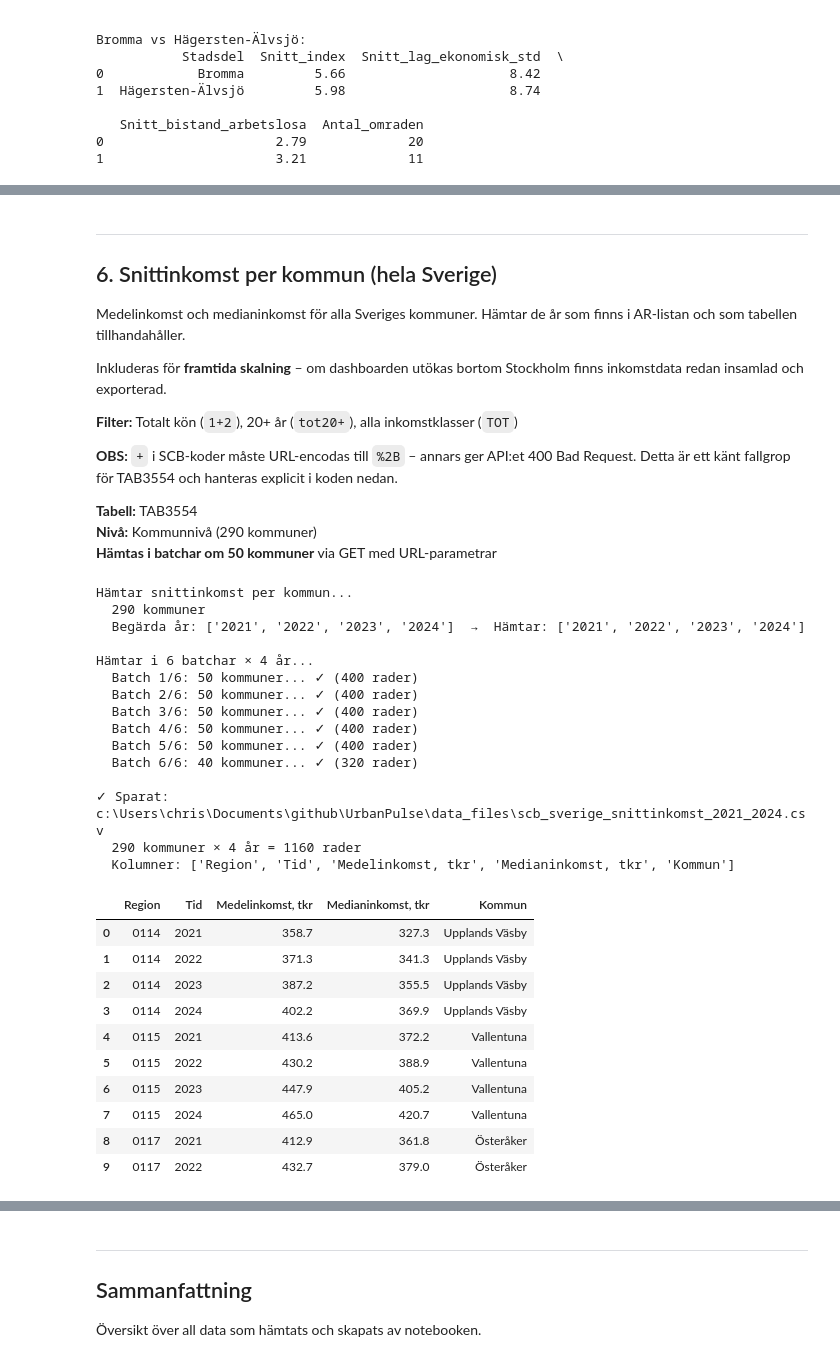
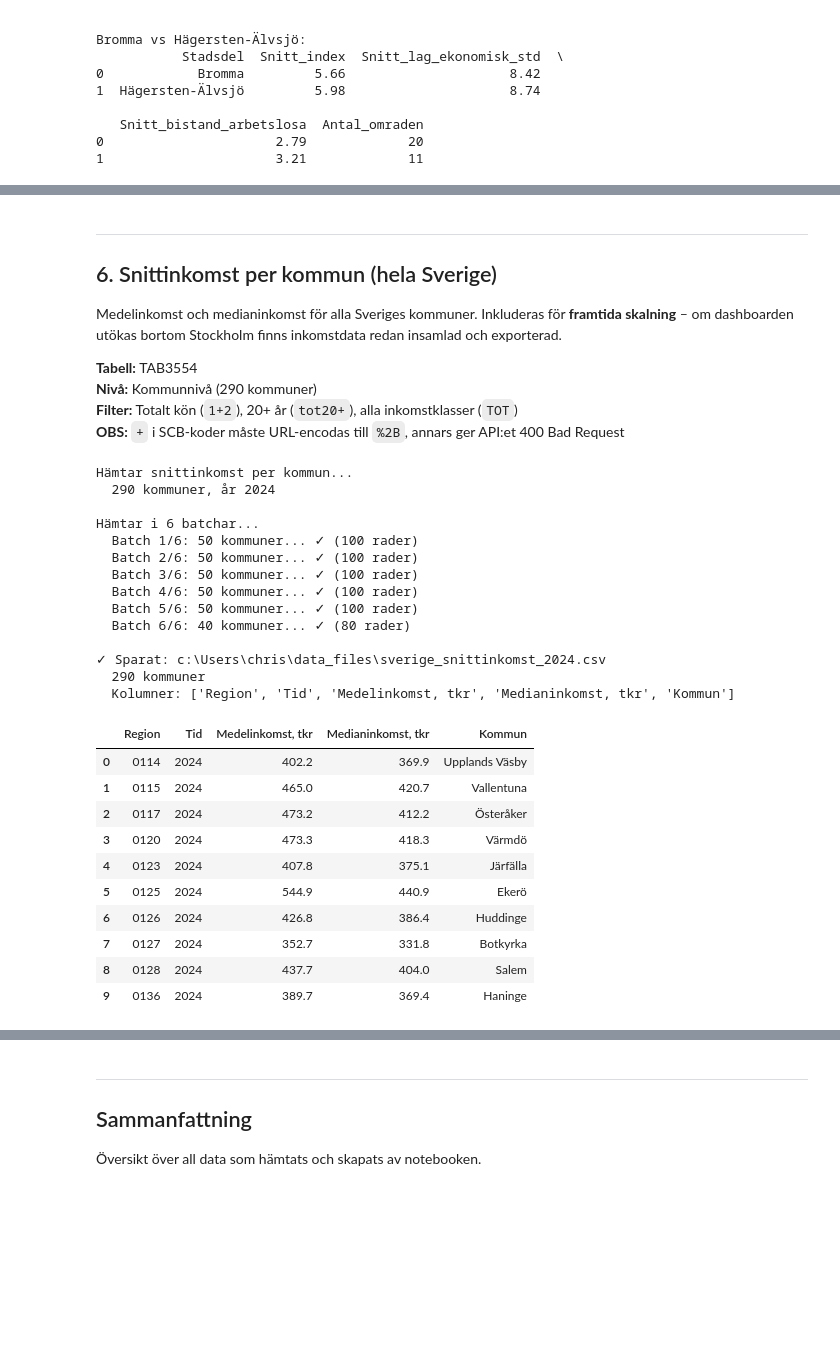
Before and after one commit to cactus-commits/UrbanPulse, a Jupyter notebook: EDA/christoffer_eda_scb_api_test.ipynb, the cells around one changed output, grey strips where cells are left out. Saved outputs shown, nothing was run; the diff lists cells and outputs as text; code cells hidden in the pictures; blank space fills up the shorter version.

```diff
--- a/EDA/christoffer_eda_scb_api_test.ipynb
+++ b/EDA/christoffer_eda_scb_api_test.ipynb
@@ -1157,7 +1072,7 @@ else:
     ).reset_index()
     df_skatt.columns.name = None
 
-    skatt_file = DATA_DIR / f'scb_sverige_skattesatser_{senaste_ar}.csv'
+    skatt_file = DATA_DIR / f'sverige_skattesatser_{senaste_ar}.csv'
     df_skatt.to_csv(skatt_file, index=False, encoding='utf-8-sig')
     print(f"\n✓ Sparat: {skatt_file}")
     print(f"  {len(df_skatt)} kommuner")
@@ -1545,26 +1456,20 @@ print(f"✓ Graf sparad: {OUTPUT_DIR / 'socioekonomiskt_bromma_vs_hagersten.png'
 ## 6. Snittinkomst per kommun (hela Sverige)
 
 Medelinkomst och medianinkomst för alla Sveriges kommuner.
-Hämtar de år som finns i AR-listan och som tabellen tillhandahåller.
-
 Inkluderas för **framtida skalning** – om dashboarden utökas bortom Stockholm
 finns inkomstdata redan insamlad och exporterad.
 
-**Filter:** Totalt kön (`1+2`), 20+ år (`tot20+`), alla inkomstklasser (`TOT`)
-
-**OBS:** `+` i SCB-koder måste URL-encodas till `%2B` – annars ger API:et 400 Bad Request.
-Detta är ett känt fallgrop för TAB3554 och hanteras explicit i koden nedan.
-
 **Tabell:** TAB3554
 **Nivå:** Kommunnivå (290 kommuner)
-**Hämtas i batchar om 50 kommuner** via GET med URL-parametrar
+**Filter:** Totalt kön (`1+2`), 20+ år (`tot20+`), alla inkomstklasser (`TOT`)
+**OBS:** `+` i SCB-koder måste URL-encodas till `%2B`, annars ger API:et 400 Bad Request
 # %%
 # ═══════════════════════════════════════════════════════════════════════════
 # SNITTINKOMST KOMMUNER - Hämta data (TAB3554)
 # ═══════════════════════════════════════════════════════════════════════════
 # TAB3554 har dimensionerna: Region, Kön, Ålder, Inkomstklass, ContentsCode, Tid.
 # Vi filtrerar till totalt för kön, ålder och inkomstklass för att
-# få ett enda medelinkomstvärde per kommun och år.
+# få ett enda medelinkomstvärde per kommun.
 #
 # VIKTIGT – URL-encoding av specialtecken:
 #   Kön "totalt" har koden "1+2"     → encodas till "1%2B2"
@@ -1579,13 +1484,12 @@ meta_ink = get_metadata("TAB3554")
 alla_reg_ink = meta_ink['dimension']['Region']['category']
 kommuner_ink = [k for k in alla_reg_ink['label'].keys() if len(k) == 4]
 
-# Filtrera AR mot vad tabellen faktiskt har – undviker 400-fel
 ar_ink_tillgangliga = list(meta_ink['dimension']['Tid']['category']['label'].keys())
 ar_ink = [a for a in AR if a in ar_ink_tillgangliga]
 ar_ink_label = f"{ar_ink[0]}_{ar_ink[-1]}"
+senaste_ar_ink = ar_ink[-1]
 
-print(f"  {len(kommuner_ink)} kommuner")
-print(f"  Begärda år: {AR}  →  Hämtar: {ar_ink}")
+print(f"  {len(kommuner_ink)} kommuner, år {senaste_ar_ink}")
 
 # URL-encodade parametervärden (+ → %2B)
 KON_TOT   = '1%2B2'      # Totalt (män + kvinnor)
@@ -1594,7 +1498,7 @@ KLASS_TOT = 'TOT'        # Alla inkomstklasser
 CONTENTS  = 'HE0110J7,HE0110J8'  # Medelinkomst (tkr) + Medianinkomst (tkr)
 
 batches_ink = [kommuner_ink[i:i+50] for i in range(0, len(kommuner_ink), 50)]
-print(f"\nHämtar i {len(batches_ink)} batchar × {len(ar_ink)} år...")
+print(f"\nHämtar i {len(batches_ink)} batchar...")
 
 all_ink = []
 
@@ -1607,7 +1511,7 @@ for i, batch in enumerate(batches_ink, 1):
         f"valueCodes[Alder]={ALDER_TOT}",
         f"valueCodes[Inkomstklass]={KLASS_TOT}",
         f"valueCodes[ContentsCode]={CONTENTS}",
-        f"valueCodes[Tid]={','.join(ar_ink)}"
+        f"valueCodes[Tid]={senaste_ar_ink}"
     ]
     url = f"{BASE_URL}/tables/TAB3554/data?" + "&".join(params)
     print(f"  Batch {i}/{len(batches_ink)}: {len(batch)} kommuner...", end=' ')
@@ -1620,58 +1524,56 @@ for i, batch in enumerate(batches_ink, 1):
             print(f"✓ ({len(batch_df)} rader)")
         else:
             print(f"✗ HTTP {r.status_code}: {r.text[:100]}")
     except Exception as e:
         print(f"✗ {str(e)[:50]}")
 
 # Kombinera och pivotera till wide format
 df_ink_raw = pd.concat(all_ink, ignore_index=True)
 
 df_ink = df_ink_raw.pivot_table(
     index=['Region', 'Tid'],
     columns='ContentsCode',
     values='value',
     aggfunc='first'
 ).reset_index()
 df_ink.columns.name = None
 
 # Lägg till läsbart kommunnamn
 df_ink['Kommun'] = df_ink['Region'].map(alla_reg_ink['label'])
 
-# Filnamn inkluderar faktisk tidsperiod
-ink_file = DATA_DIR / f'scb_sverige_snittinkomst_{ar_ink_label}.csv'
+ink_file = DATA_DIR / f'sverige_snittinkomst_{senaste_ar_ink}.csv'
 df_ink.to_csv(ink_file, index=False, encoding='utf-8-sig')
 
 print(f"\n✓ Sparat: {ink_file}")
-print(f"  {df_ink['Region'].nunique()} kommuner × {len(ar_ink)} år = {len(df_ink)} rader")
+print(f"  {len(df_ink)} kommuner")
 print(f"  Kolumner: {list(df_ink.columns)}")
 df_ink.head(10)
 # %% [output]
 Hämtar snittinkomst per kommun...
+  290 kommuner, år 2024
+
+Hämtar i 6 batchar...
+  Batch 1/6: 50 kommuner... ✓ (100 rader)
+  Batch 2/6: 50 kommuner... ✓ (100 rader)
+  Batch 3/6: 50 kommuner... ✓ (100 rader)
+  Batch 4/6: 50 kommuner... ✓ (100 rader)
+  Batch 5/6: 50 kommuner... ✓ (100 rader)
+  Batch 6/6: 40 kommuner... ✓ (80 rader)
+
+✓ Sparat: c:\Users\chris\data_files\sverige_snittinkomst_2024.csv
   290 kommuner
-  Begärda år: ['2021', '2022', '2023', '2024']  →  Hämtar: ['2021', '2022', '2023', '2024']
-
-Hämtar i 6 batchar × 4 år...
-  Batch 1/6: 50 kommuner... ✓ (400 rader)
-  Batch 2/6: 50 kommuner... ✓ (400 rader)
-  Batch 3/6: 50 kommuner... ✓ (400 rader)
-  Batch 4/6: 50 kommuner... ✓ (400 rader)
-  Batch 5/6: 50 kommuner... ✓ (400 rader)
-  Batch 6/6: 40 kommuner... ✓ (320 rader)
-
-✓ Sparat: c:\Users\chris\Documents\github\UrbanPulse\data_files\scb_sverige_snittinkomst_2021_2024.csv
-  290 kommuner × 4 år = 1160 rader
   Kolumner: ['Region', 'Tid', 'Medelinkomst, tkr', 'Medianinkomst, tkr', 'Kommun']
 |  | Region | Tid | Medelinkomst, tkr | Medianinkomst, tkr | Kommun |
-| 0 | 0114 | 2021 | 358.7 | 327.3 | Upplands Väsby |
-| 1 | 0114 | 2022 | 371.3 | 341.3 | Upplands Väsby |
-| 2 | 0114 | 2023 | 387.2 | 355.5 | Upplands Väsby |
-| 3 | 0114 | 2024 | 402.2 | 369.9 | Upplands Väsby |
-| 4 | 0115 | 2021 | 413.6 | 372.2 | Vallentuna |
-| 5 | 0115 | 2022 | 430.2 | 388.9 | Vallentuna |
-| 6 | 0115 | 2023 | 447.9 | 405.2 | Vallentuna |
-| 7 | 0115 | 2024 | 465.0 | 420.7 | Vallentuna |
-| 8 | 0117 | 2021 | 412.9 | 361.8 | Österåker |
-| 9 | 0117 | 2022 | 432.7 | 379.0 | Österåker |
+| 0 | 0114 | 2024 | 402.2 | 369.9 | Upplands Väsby |
+| 1 | 0115 | 2024 | 465.0 | 420.7 | Vallentuna |
+| 2 | 0117 | 2024 | 473.2 | 412.2 | Österåker |
+| 3 | 0120 | 2024 | 473.3 | 418.3 | Värmdö |
+| 4 | 0123 | 2024 | 407.8 | 375.1 | Järfälla |
+| 5 | 0125 | 2024 | 544.9 | 440.9 | Ekerö |
+| 6 | 0126 | 2024 | 426.8 | 386.4 | Huddinge |
+| 7 | 0127 | 2024 | 352.7 | 331.8 | Botkyrka |
+| 8 | 0128 | 2024 | 437.7 | 404.0 | Salem |
+| 9 | 0136 | 2024 | 389.7 | 369.4 | Haninge |
 # %%
 # ═══════════════════════════════════════════════════════════════════════════
 # SNITTINKOMST - DuckDB analys
```
Also changed, not shown: parts of 40 cells of this notebook, 1 other file.
